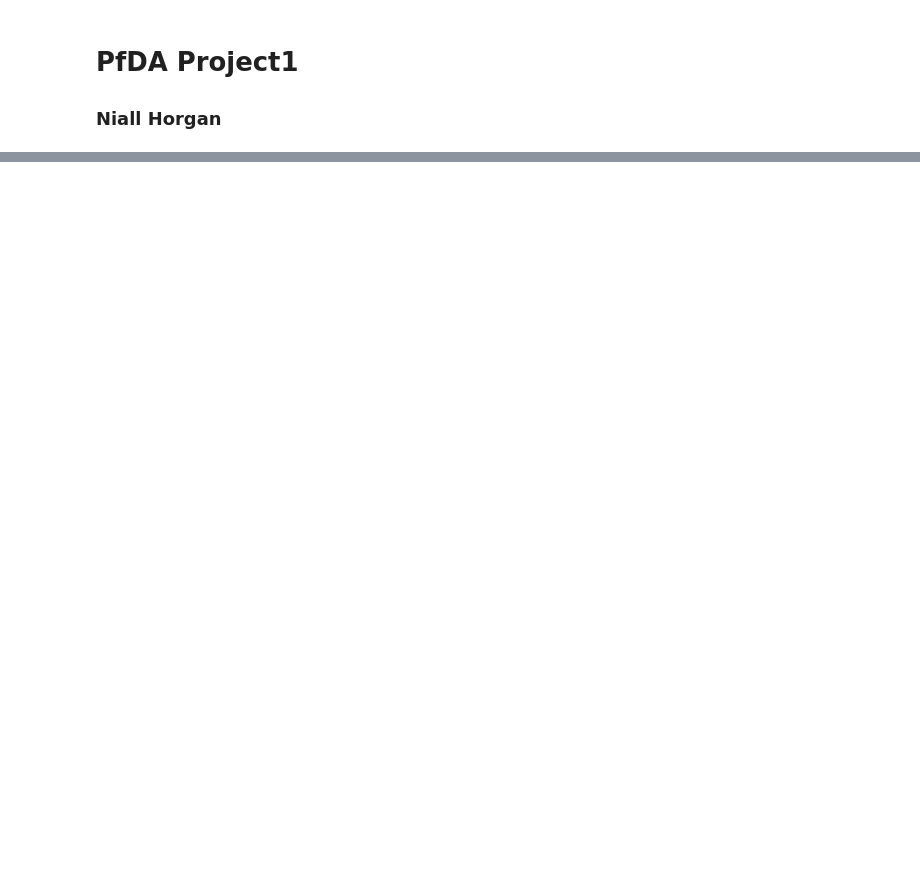
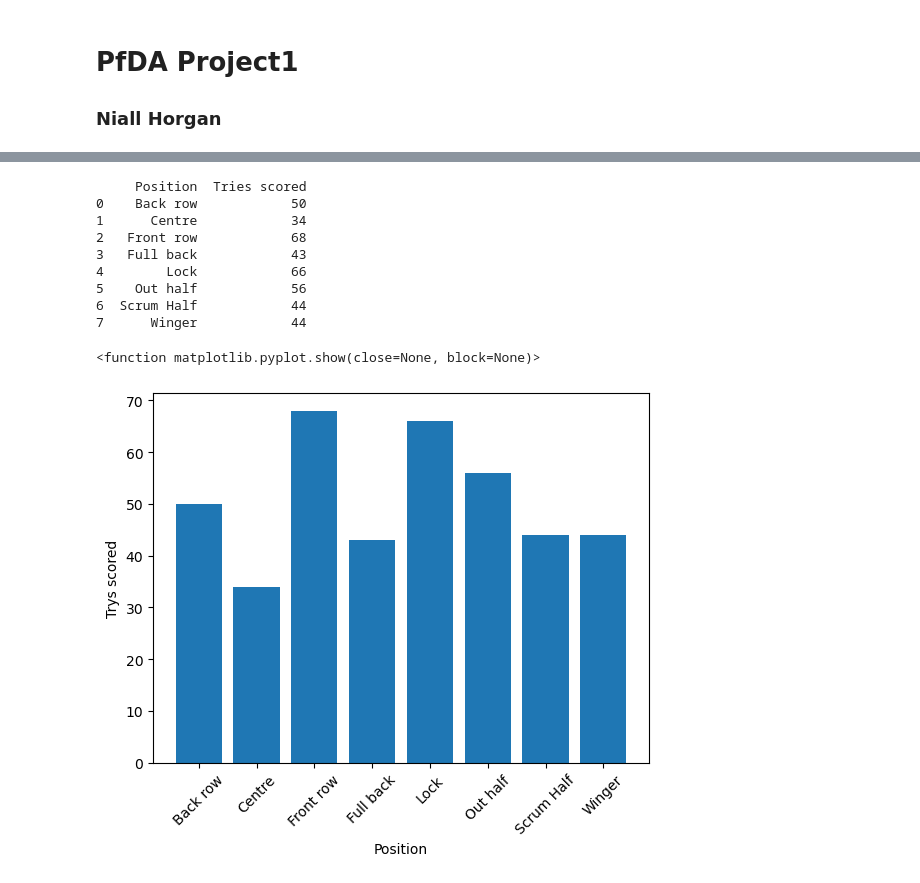
Before and after one commit to horgano/PfDA-Project-1, a Jupyter notebook: PfDA Project1.ipynb, the cells around one changed output, grey strips where cells are left out. Saved outputs shown, nothing was run; the diff lists cells and outputs as text; code cells hidden in the pictures; blank space fills up the shorter version.

```diff
--- a/PfDA Project1.ipynb
+++ b/PfDA Project1.ipynb
@@ -41,0 +75,20 @@ print (tackles_made)
+# %%
+position_trys = rugby_data.groupby('Position')['Tries scored'].sum().reset_index()
+print(position_trys)
+plt.bar(position_trys['Position'], position_trys['Tries scored'])
+plt.xlabel('Position')
+plt.ylabel('Trys scored')
+plt.xticks(rotation=45)
+plt.show
+# %% [output]
+     Position  Tries scored
+0    Back row            50
+1      Centre            34
+2   Front row            68
+3   Full back            43
+4        Lock            66
+5    Out half            56
+6  Scrum Half            44
+7      Winger            44
+<function matplotlib.pyplot.show(close=None, block=None)>
+[figure, added]
```
Also changed, not shown: parts of 20 cells of this notebook.
